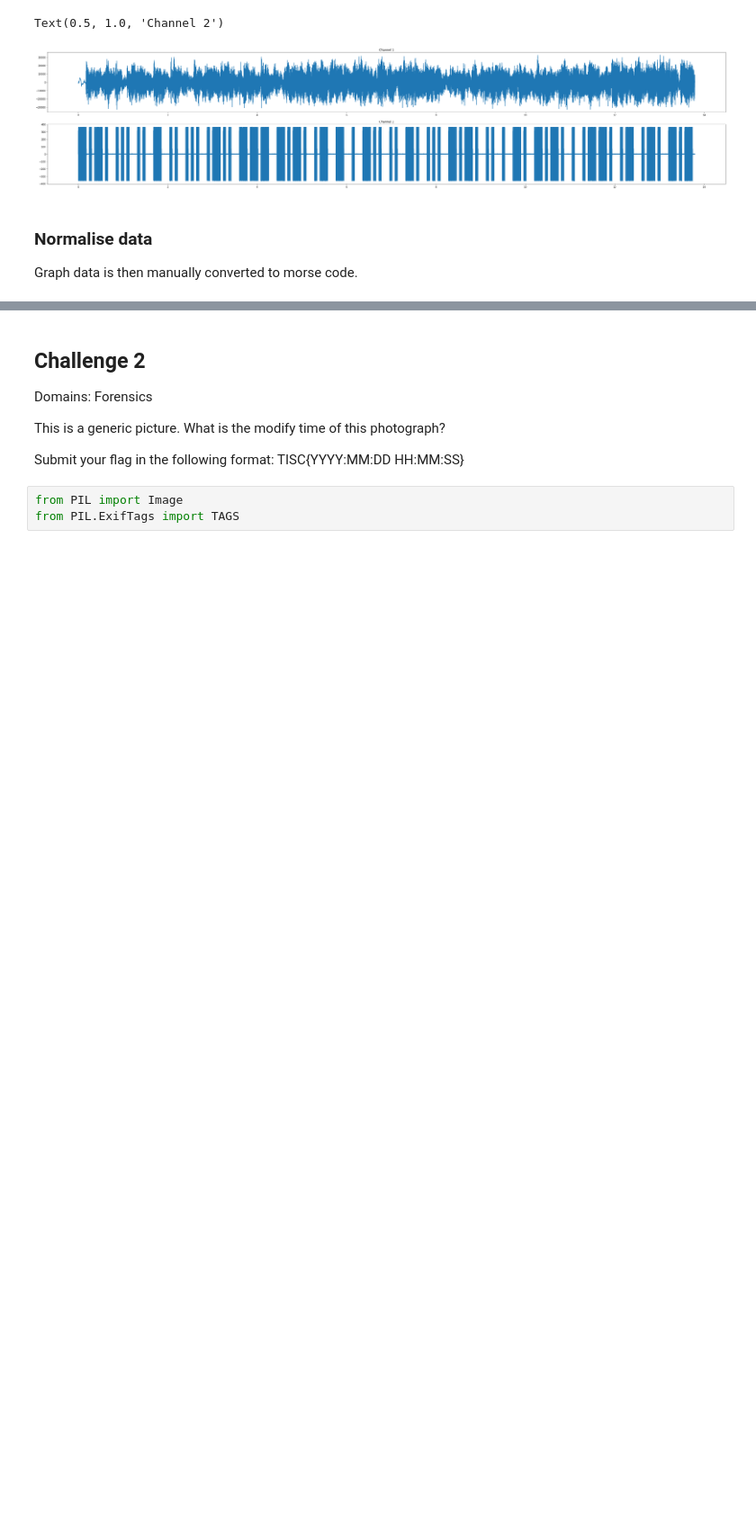
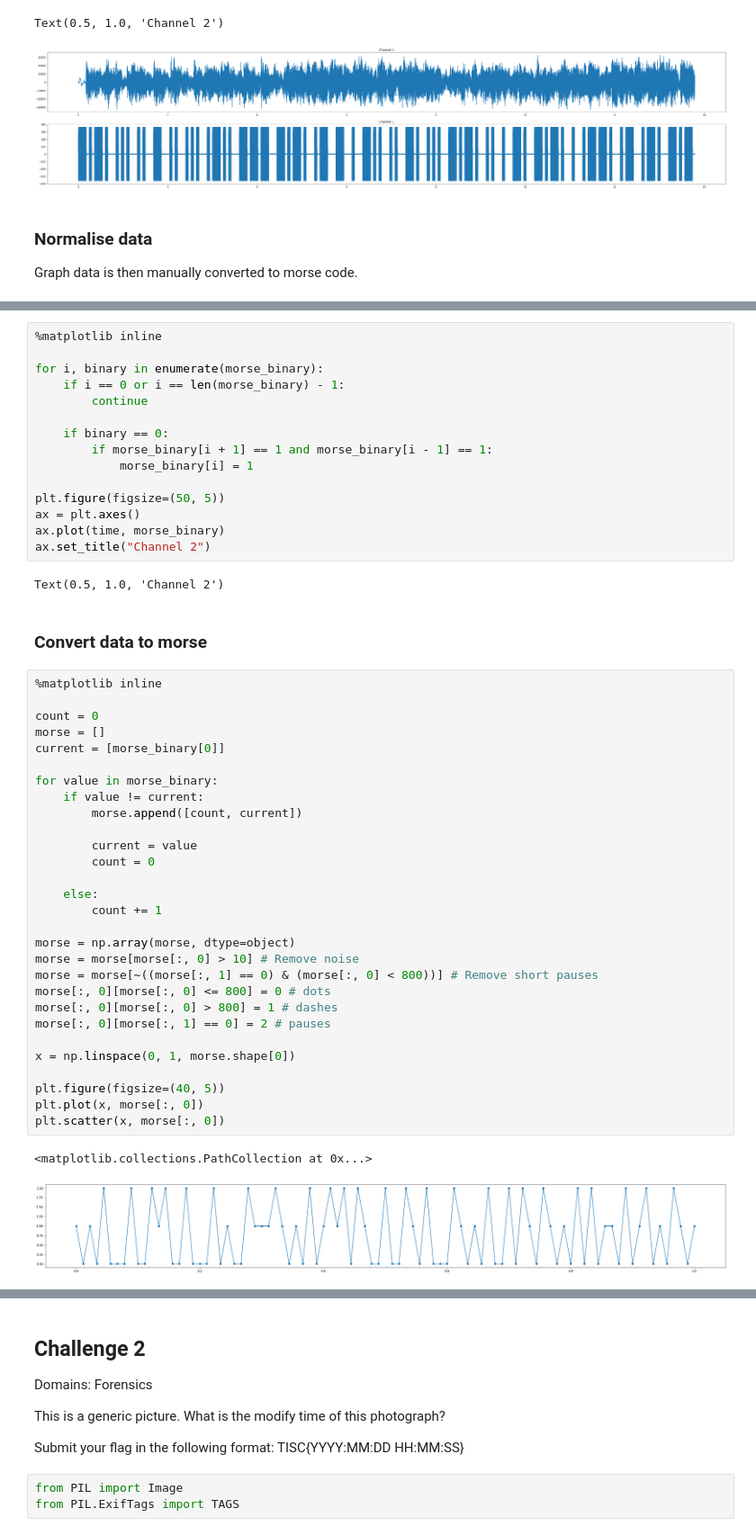
Before and after one commit to winstxnhdw/TISC-2021, a Jupyter notebook: Level 1/main.ipynb, the cells around one changed output, grey strips where cells are left out. Shown at 90% size. Saved outputs shown, nothing was run; the diff lists cells and outputs as text; blank space fills up the shorter version.

```diff
--- a/Level 1/main.ipynb
+++ b/Level 1/main.ipynb
@@ -46,3 +50,54 @@ ax.set_title("Channel 2")
 # %% [output]
 Text(0.5, 1.0, 'Channel 2')
 [figure]
+# %%
+%matplotlib inline
+
+for i, binary in enumerate(morse_binary):
+    if i == 0 or i == len(morse_binary) - 1:
+        continue
+
+    if binary == 0:
+        if morse_binary[i + 1] == 1 and morse_binary[i - 1] == 1:
+            morse_binary[i] = 1
+
+plt.figure(figsize=(50, 5))
+ax = plt.axes()
+ax.plot(time, morse_binary)
+ax.set_title("Channel 2")
+# %% [output]
+Text(0.5, 1.0, 'Channel 2')
+# %% [markdown]
+### Convert data to morse
+# %%
+%matplotlib inline
+
+count = 0
+morse = []
+current = [morse_binary[0]]
+
+for value in morse_binary:
+    if value != current:
+        morse.append([count, current])
+
+        current = value
+        count = 0
+
+    else:
+        count += 1
+
+morse = np.array(morse, dtype=object)
+morse = morse[morse[:, 0] > 10] # Remove noise
+morse = morse[~((morse[:, 1] == 0) & (morse[:, 0] < 800))] # Remove short pauses
+morse[:, 0][morse[:, 0] <= 800] = 0 # dots
+morse[:, 0][morse[:, 0] > 800] = 1 # dashes
+morse[:, 0][morse[:, 1] == 0] = 2 # pauses
+
+x = np.linspace(0, 1, morse.shape[0])
+
+plt.figure(figsize=(40, 5))
+plt.plot(x, morse[:, 0])
+plt.scatter(x, morse[:, 0])
+# %% [output]
+<matplotlib.collections.PathCollection at 0x...>
+[figure, added]
```
Also changed, not shown: parts of 4 cells of this notebook.
